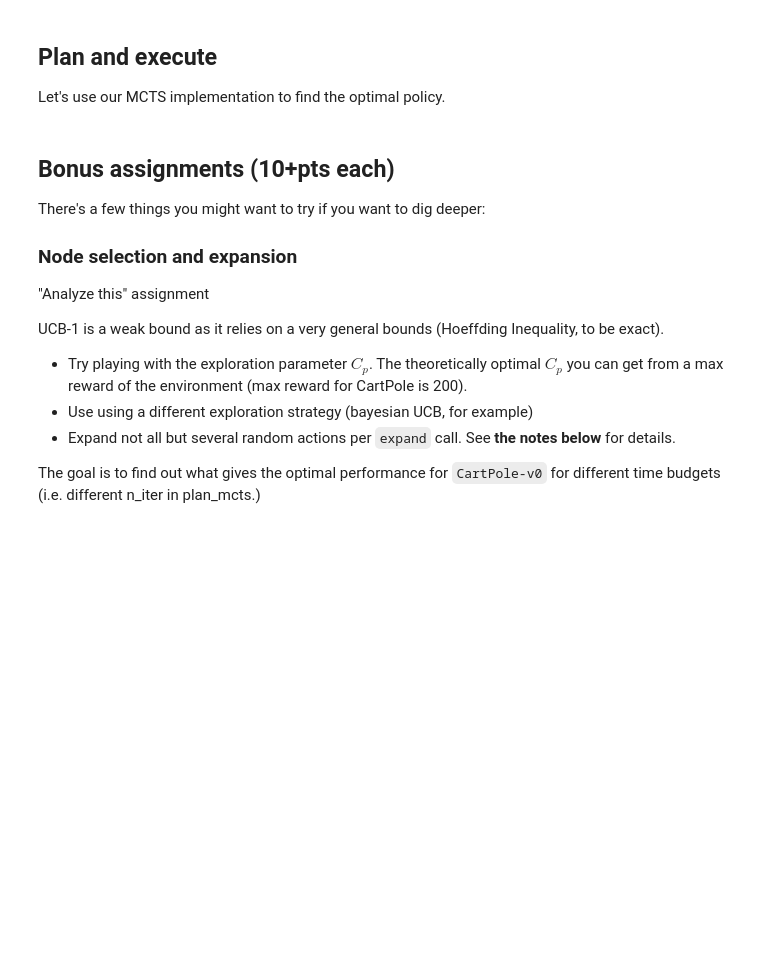
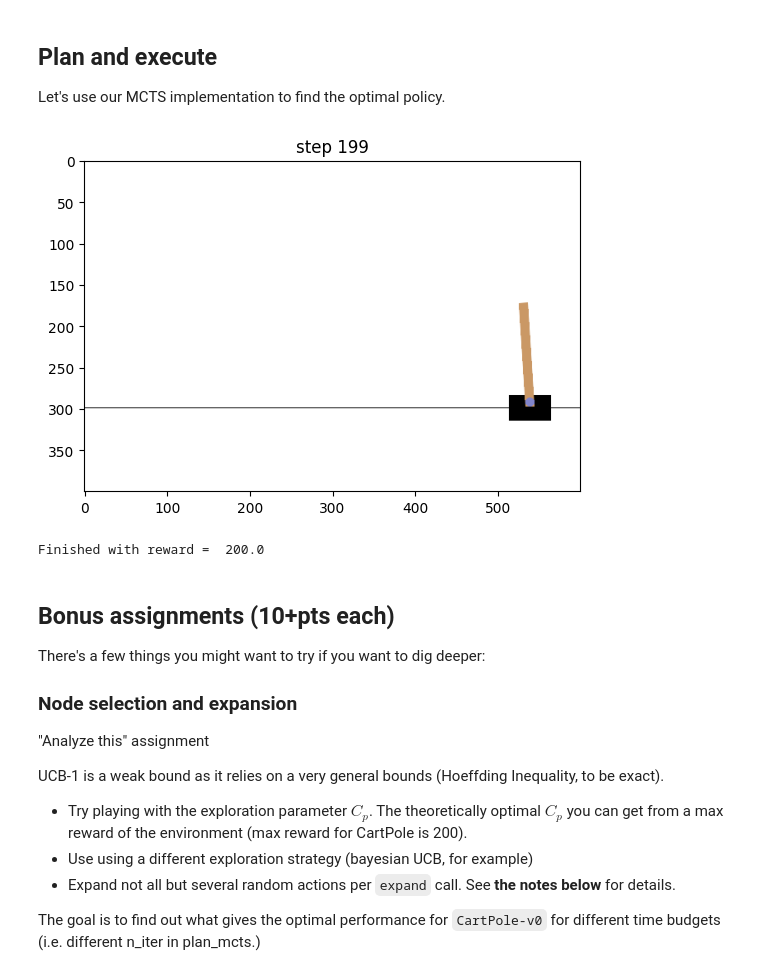
Before and after one commit to Hamada-Gado/Practical_RL, a Jupyter notebook: week10_planning/seminar_MCTS.ipynb, the cells around one changed output. Cells and saved outputs as stored; diff of their text form; code cells hidden in the pictures; blank space fills up the shorter version.

Commit message:
Feat: solve week10_planning

```diff
--- a/week10_planning/seminar_MCTS.ipynb
+++ b/week10_planning/seminar_MCTS.ipynb
@@ -78,12 +78,14 @@ from collections import namedtuple
 
 # a container for get_result function below. Works just like tuple, but prettier
 ActionResult = namedtuple(
-    "action_result", ("snapshot", "observation", "reward", "is_done", "info"))
+    "action_result",
+    ("snapshot", "observation", "reward", "is_done", "info"),
+)
 
 
 class WithSnapshots(gym.Wrapper):
     """
-    Creates a wrapper that supports saving and loading environemnt states.
+    Creates a wrapper that supports saving and loading environment states.
     Required for planning algorithms.
 
     This class will have access to the core environment as self.env, e.g.:
@@ -102,7 +104,7 @@ class WithSnapshots(gym.Wrapper):
     def get_snapshot(self, render=False):
         """
         :returns: environment state that can be loaded with load_snapshot
-        Snapshots guarantee same env behaviour each time they are loaded.
+        Snapshots guarantee same env behavior each time they are loaded.
 
         Warning! Snapshots can be arbitrary things (strings, integers, json, tuples)
         Don't count on them being pickle strings when implementing MCTS.
@@ -130,7 +132,8 @@ class WithSnapshots(gym.Wrapper):
         """
 
         assert not hasattr(self, "_monitor") or hasattr(
-            self.env, "_monitor"), "can't backtrack while recording"
+            self.env, "_monitor"
+        ), "can't backtrack while recording"
 
         if render:
             self.render()  # close popup windows since we can't load into them
@@ -149,15 +152,16 @@ class WithSnapshots(gym.Wrapper):
         Basically it returns next snapshot and almost everything that env.step would have returned.
         Note that is_done = terminated or truncated
         """
-
-        <YOUR CODE: load, commit, take snapshot>
+        self.load_snapshot(snapshot, render=False)
+        obs, r, terminated, truncated, info = self.step(action)
+        next_snapshot = self.get_snapshot(render=False)
 
         return ActionResult(
-            <YOUR CODE: next_snapshot>,  # fill in the variables
-            <YOUR CODE: next_observation>,
-            <YOUR CODE: reward>,
-            <YOUR CODE: is_done>,
-            <YOUR CODE: info>,
+            snapshot=next_snapshot,
+            observation=obs,
+            reward=r,
+            is_done=terminated or truncated,
+            info=info,
         )
 # %% [markdown]
 ### Try out snapshots:
@@ -386,10 +416,10 @@ def plan_mcts(root, n_iters=10):
     """
     builds tree with monte-carlo tree search for n_iters iterations
     :param root: tree node to plan from
-    :param n_iters: how many select-expand-simulate-propagete loops to make
+    :param n_iters: how many select-expand-simulate-propagate loops to make
     """
     for _ in range(n_iters):
-        node = <YOUR CODE: select best leaf>
+        node = root.select_best_leaf()
 
         if node.is_done:
             # All rollouts from a terminal node are empty, and thus have 0 reward.
@@ -398,8 +428,8 @@ def plan_mcts(root, n_iters=10):
             # Expand the best leaf. Perform a rollout from it. Propagate the results upwards.
             # Note that here you have some leeway in choosing where to propagate from.
             # Any reasonable choice should work.
-
-            <YOUR CODE>
+            node_to_propagate = node.expand()
+            node_to_propagate.propagate(node_to_propagate.rollout())
 # %% [markdown]
 ## Plan and execute
 
@@ -425,36 +455,43 @@ test_env = loads(root_snapshot)  # env used to show progress
 
 for i in count():
 
     # get best child
-    best_child = <YOUR CODE: select child with the highest mean reward>
+    best_child = max(root.children, key=lambda child: child.get_qvalue_estimate())
 
     # take action
     s, r, terminated, truncated, _ = test_env.step(best_child.action)
 
     # show image
     clear_output(True)
     plt.title("step %i" % i)
     plt.imshow(test_env.render())
     plt.show()
 
     total_reward += r
     if terminated or truncated:
         print("Finished with reward = ", total_reward)
         break
 
     # discard unrealized part of the tree [because not every child matters :(]
     for child in root.children:
         if child != best_child:
             child.safe_delete()
 
     # declare best child a new root
     root = Root.from_node(best_child)
 
-    assert not root.is_leaf(), \
-        "We ran out of tree! Need more planning! Try growing the tree right inside the loop."
+    if root.is_leaf():
+        plan_mcts(root, n_iters=1000)
+
+    assert (
+        not root.is_leaf()
+    ), "We ran out of tree! Need more planning! Try growing the tree right inside the loop."
 
     # You may want to run more planning here
     # <YOUR CODE>
+# %% [output]
+[figure, added]
+Finished with reward =  200.0
 # %% [markdown]
 ## Bonus assignments (10+pts each)
 
```
Also changed, not shown: parts of 5 cells of this notebook.
